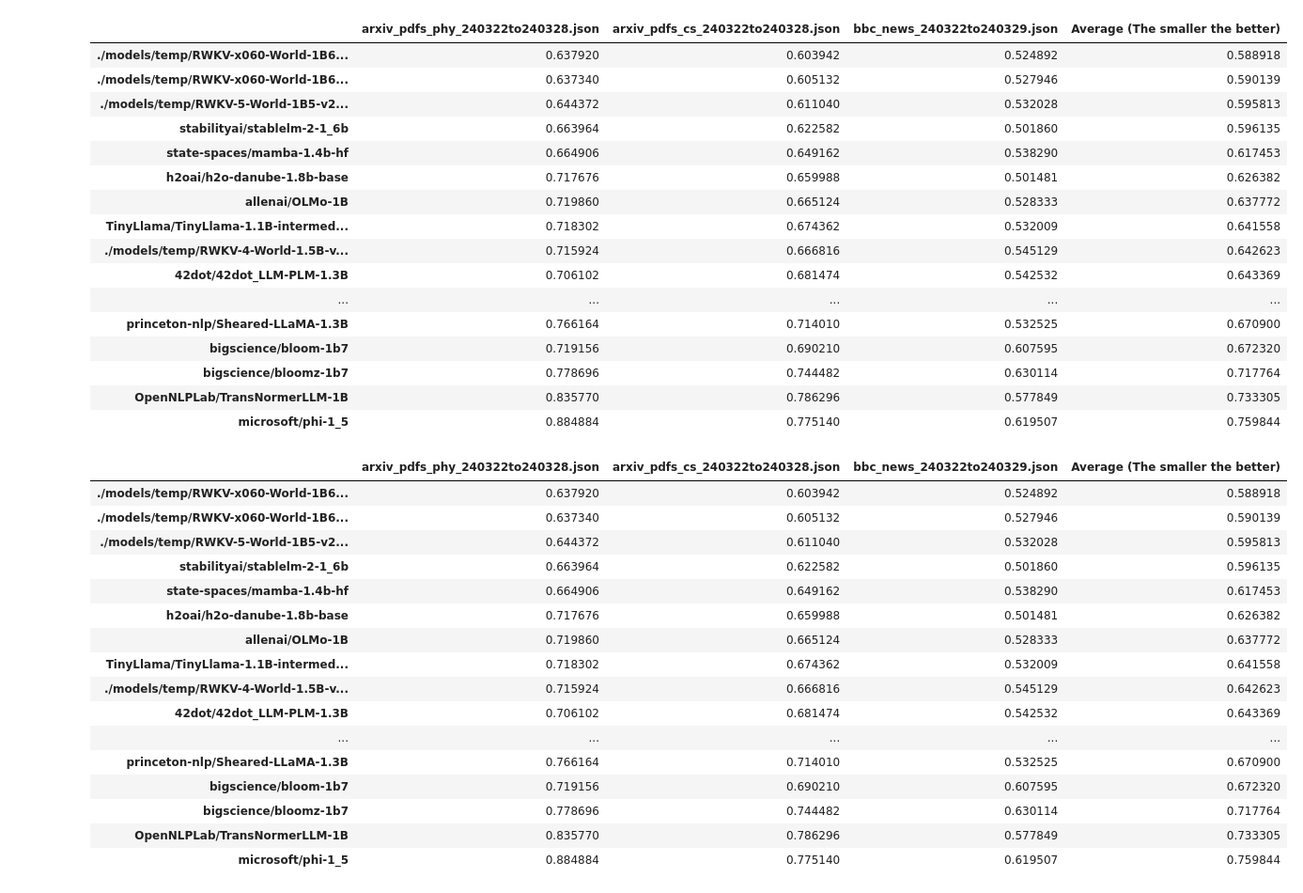
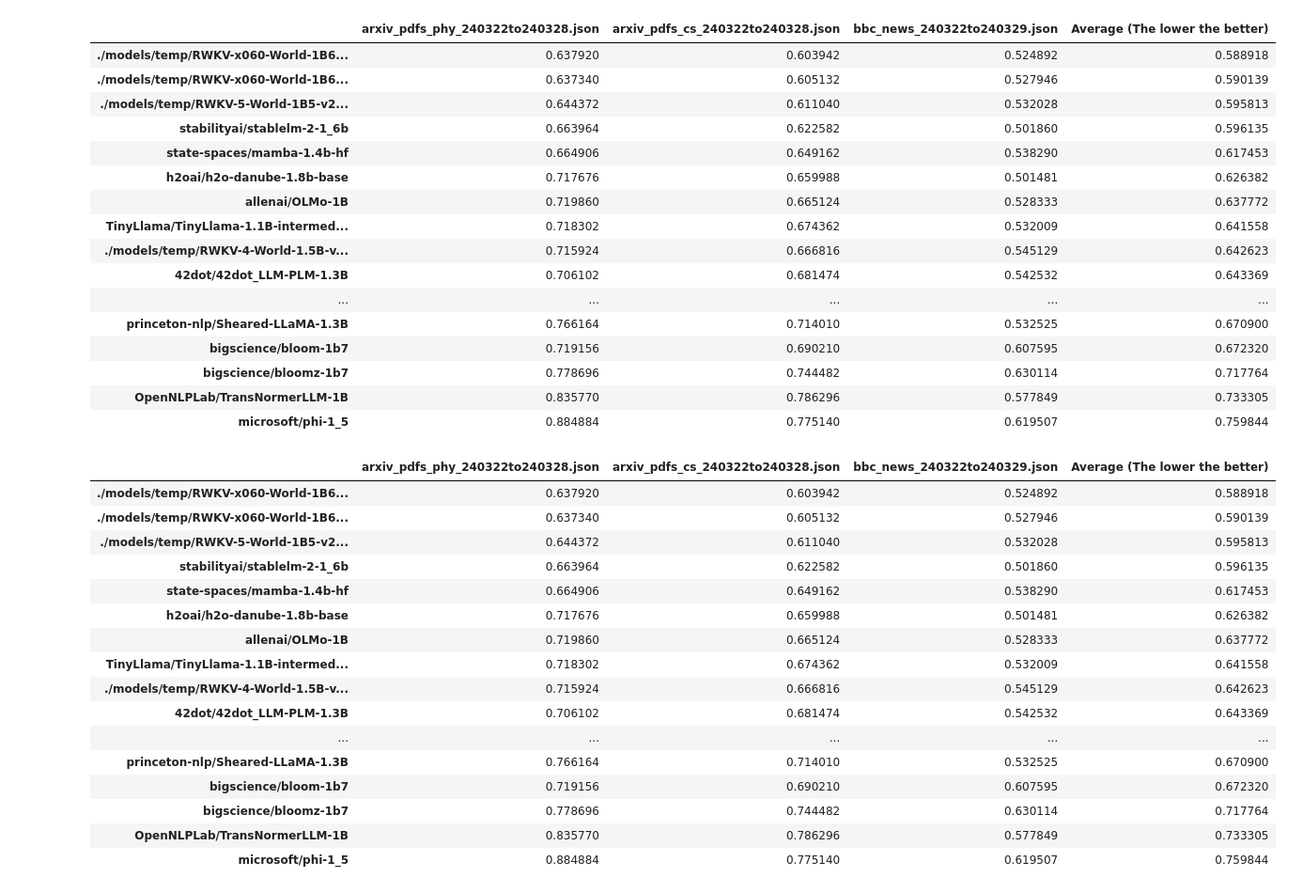
Before and after one commit to Jellyfish042/uncheatable_eval, a Jupyter notebook: show_results.ipynb, the cells around one changed output. Shown at 94% size. Cells and saved outputs as stored; diff of their text form; code cells hidden in the pictures.

```diff
--- a/show_results.ipynb
+++ b/show_results.ipynb
@@ -5,36 +5,36 @@ import json
 import numpy as np
 import matplotlib.pyplot as plt
 
 folder_path = './logs/'
 
 data_dict = {}
 
 for file_name in os.listdir(folder_path):
 
     if file_name.endswith('.json'):
         file_path = os.path.join(folder_path, file_name)
 
         with open(file_path, 'r') as file:
             data = json.load(file)
 
             model_name = data['model_name_or_path']
             data_path = data['data_path']
             result = round(data['neg_log_prob_sum'], 2) / data['avg character count']
 
             if model_name not in data_dict:
                 data_dict[model_name] = {}
 
             data_dict[model_name][data_path] = result
 
 df_result = pd.DataFrame(data_dict).T
 
-df_result['Average (The smaller the better)'] = df_result.mean(axis=1)
+df_result['Average (The lower the better)'] = df_result.mean(axis=1)
 
-df_result_sorted = df_result.sort_values(by='Average (The smaller the better)')
+df_result_sorted = df_result.sort_values(by='Average (The lower the better)')
 
 df_result_sorted
 # %% [output]
-|  | arxiv_pdfs_phy_240322to240328.json | arxiv_pdfs_cs_240322to240328.json | bbc_news_240322to240329.json | Average (The smaller the better) |
+|  | arxiv_pdfs_phy_240322to240328.json | arxiv_pdfs_cs_240322to240328.json | bbc_news_240322to240329.json | Average (The lower the better) |
 | ./models/temp/RWKV-x060-World-1B6... | 0.637920 | 0.603942 | 0.524892 | 0.588918 |
 | ./models/temp/RWKV-x060-World-1B6... | 0.637340 | 0.605132 | 0.527946 | 0.590139 |
 | ./models/temp/RWKV-5-World-1B5-v2... | 0.644372 | 0.611040 | 0.532028 | 0.595813 |
@@ -72,7 +72,7 @@ styled_df_custom = df_result_sorted.style.background_gradient(cmap=light_green_t
 
 styled_df_custom
 # %% [output]
-|  | arxiv_pdfs_phy_240322to240328.json | arxiv_pdfs_cs_240322to240328.json | bbc_news_240322to240329.json | Average (The smaller the better) |
+|  | arxiv_pdfs_phy_240322to240328.json | arxiv_pdfs_cs_240322to240328.json | bbc_news_240322to240329.json | Average (The lower the better) |
 | ./models/temp/RWKV-x060-World-1B6... | 0.637920 | 0.603942 | 0.524892 | 0.588918 |
 | ./models/temp/RWKV-x060-World-1B6... | 0.637340 | 0.605132 | 0.527946 | 0.590139 |
 | ./models/temp/RWKV-5-World-1B5-v2... | 0.644372 | 0.611040 | 0.532028 | 0.595813 |
```
Also changed, not shown: parts of 1 cell of this notebook, 3 other files.
